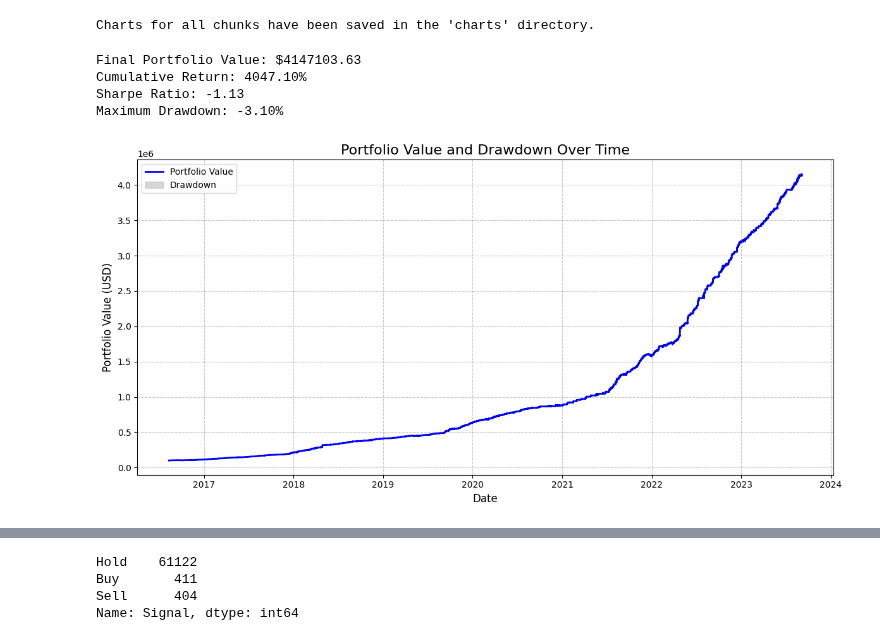
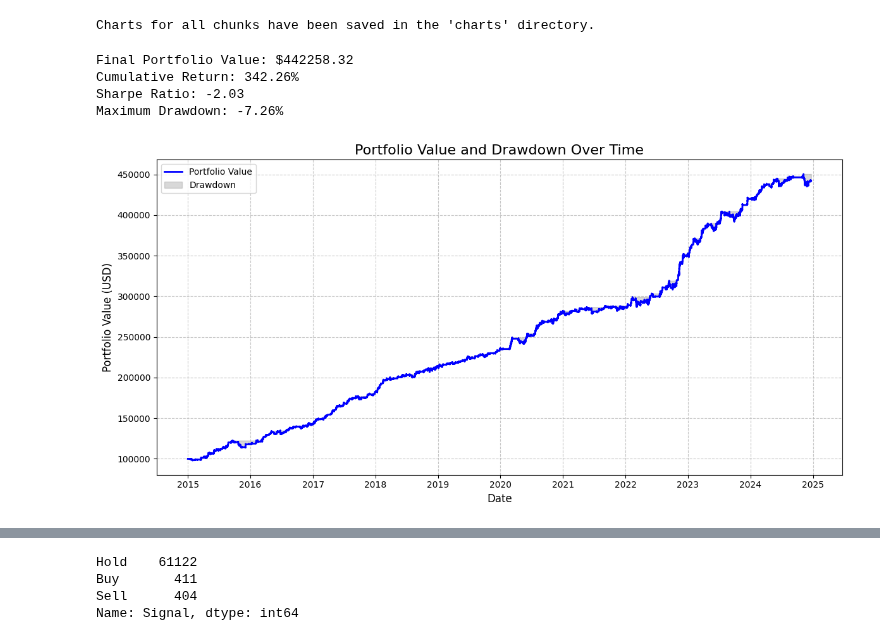
Before and after one commit to Iftekhar-mobin/Make_Money_with_Tensorflow_2.0, a Jupyter notebook: forexPredictor/portfolio from signal.ipynb, the cells around one changed output, grey strips where cells are left out. Drawn from its saved outputs; the diff is of its cells as text; code cells hidden in the pictures.

```diff
--- a/forexPredictor/portfolio from signal.ipynb
+++ b/forexPredictor/portfolio from signal.ipynb
@@ -338,8 +385,11 @@ import pandas as pd
 import numpy as np
 import matplotlib.pyplot as plt
 
+dataset = '0_61938.csv'
+dataset_file = os.path.join(os.getcwd(), data_dir, dataset)
 # Load the dataset
-data = pd.read_csv("merged_data.csv")
+# data = pd.read_csv("merged_data.csv")
+data = pd.read_csv(dataset_file)
 
 # Ensure 'Date' column is parsed as datetime
 data['Date'] = pd.to_datetime(data['Date'])
@@ -383,38 +433,38 @@ risk_free_rate = 0.03 / 252  # Convert annual risk-free rate to daily
 excess_daily_return = data['Daily Return'] - risk_free_rate
 sharpe_ratio = excess_daily_return.mean() / excess_daily_return.std() * np.sqrt(252)
 
 # Drawdown
 data['Peak'] = data['Portfolio Value'].cummax()
 data['Drawdown'] = (data['Portfolio Value'] - data['Peak']) / data['Peak']
 max_drawdown = data['Drawdown'].min()
 
 # Cumulative Return
 final_portfolio_value = portfolio_values[-1]
 cumulative_return = (final_portfolio_value - starting_capital) / starting_capital
 
 # Display Results
 print(f"Final Portfolio Value: ${final_portfolio_value:.2f}")
 print(f"Cumulative Return: {cumulative_return * 100:.2f}%")
 print(f"Sharpe Ratio: {sharpe_ratio:.2f}")
 print(f"Maximum Drawdown: {max_drawdown * 100:.2f}%")
 
 # Plot Portfolio Performance
 plt.figure(figsize=(12, 6))
 plt.plot(dates, portfolio_values, label="Portfolio Value", color='blue', linewidth=2)
 plt.fill_between(dates, portfolio_values, data['Peak'], color='gray', alpha=0.3, label='Drawdown')
 plt.title("Portfolio Value and Drawdown Over Time", fontsize=16)
 plt.xlabel("Date", fontsize=12)
 plt.ylabel("Portfolio Value (USD)", fontsize=12)
 plt.grid(linestyle="--", alpha=0.7)
 plt.legend()
 plt.tight_layout()
 plt.show()
 # %% [output]
-Final Portfolio Value: $4147103.63
-Cumulative Return: 4047.10%
-Sharpe Ratio: -1.13
-Maximum Drawdown: -3.10%
+Final Portfolio Value: $442258.32
+Cumulative Return: 342.26%
+Sharpe Ratio: -2.03
+Maximum Drawdown: -7.26%
-[figure, old version]
+[figure, new version]
 # %%
 # Ensure 'Date' is the index for resampling
 data.set_index('Date', inplace=True)
```
Also changed, not shown: parts of 5 cells of this notebook.
